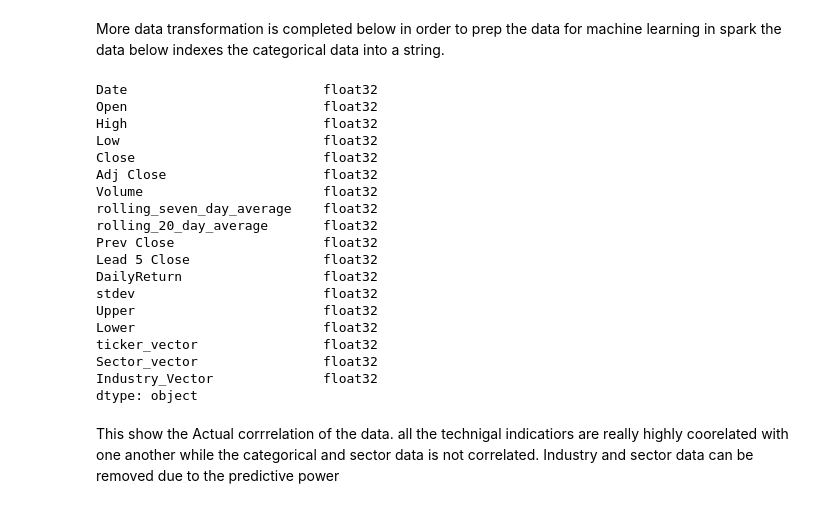
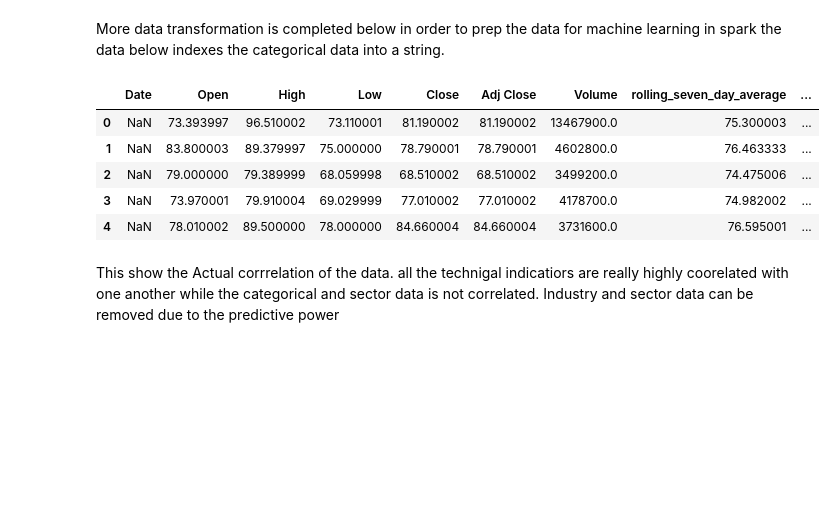
Before and after one commit to akniels/LSTM_Finance, a Jupyter notebook: Total Process for Prediction.ipynb, the cells around one changed output. Drawn from its saved outputs; the diff is of its cells as text; code cells hidden in the pictures; blank space fills up the shorter version.

```diff
--- a/Total Process for Prediction.ipynb
+++ b/Total Process for Prediction.ipynb
@@ -404,36 +406,23 @@ More data transformation is completed below in order to prep the data for machin
 # %%
 ## transform data into encoded data
 
 from pyspark.ml.feature import StringIndexer
 
 stringindex = StringIndexer(inputCols=["ticker","Sector", "Industry"], outputCols=["ticker_vector","Sector_vector", "Industry_Vector"])
 model = stringindex.fit(data_lake)
 encoded = model.transform(data_lake)
 clean_data_lake = encoded.drop('Industry', 'Sector', 'ticker')
 clean_data_lake = clean_data_lake.filter(clean_data_lake.DailyReturn. isNotNull())
 clean_data_lake = clean_data_lake.select(*(col(c).cast("float").alias(c) for c in clean_data_lake.columns))
 df = clean_data_lake.toPandas()
-df.dtypes
+clean_data_lake.limit(10).toPandas().head()
 # %% [output]
-Date                         float32
-Open                         float32
-High                         float32
-Low                          float32
-Close                        float32
-Adj Close                    float32
-Volume                       float32
-rolling_seven_day_average    float32
-rolling_20_day_average       float32
-Prev Close                   float32
-Lead 5 Close                 float32
-DailyReturn                  float32
-stdev                        float32
-Upper                        float32
-Lower                        float32
-ticker_vector                float32
-Sector_vector                float32
-Industry_Vector              float32
-dtype: object
+|  | Date | Open | High | Low | Close | Adj Close | Volume | rolling_seven_day_average | ... |
+| 0 | NaN | 73.393997 | 96.510002 | 73.110001 | 81.190002 | 81.190002 | 13467900.0 | 75.300003 | ... |
+| 1 | NaN | 83.800003 | 89.379997 | 75.000000 | 78.790001 | 78.790001 | 4602800.0 | 76.463333 | ... |
+| 2 | NaN | 79.000000 | 79.389999 | 68.059998 | 68.510002 | 68.510002 | 3499200.0 | 74.475006 | ... |
+| 3 | NaN | 73.970001 | 79.910004 | 69.029999 | 77.010002 | 77.010002 | 4178700.0 | 74.982002 | ... |
+| 4 | NaN | 78.010002 | 89.500000 | 78.000000 | 84.660004 | 84.660004 | 3731600.0 | 76.595001 | ... |
 # %% [markdown]
 This show the Actual corrrelation of the data. all the technigal indicatiors are really highly coorelated with one another while the categorical and sector data is not correlated. Industry and sector data can be removed due to the predictive power
 # %%
```
Also changed, not shown: parts of 10 cells of this notebook.
